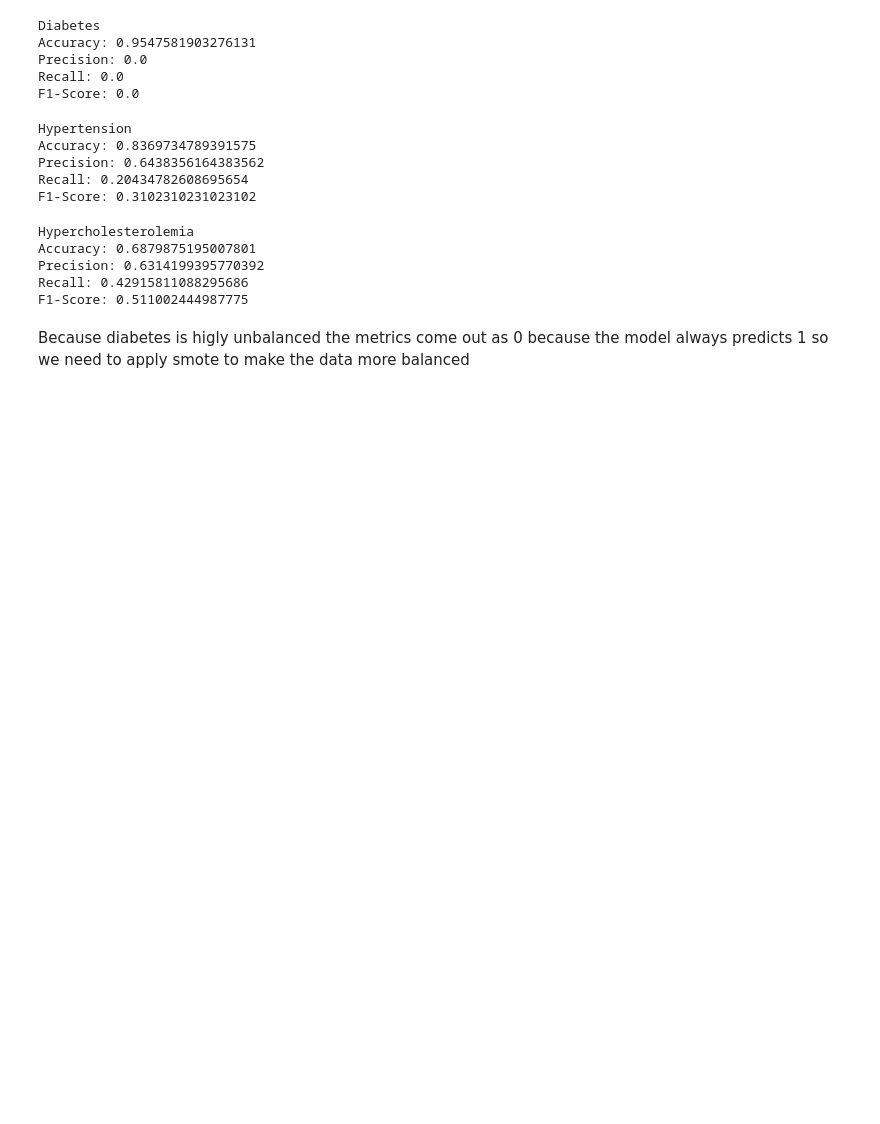
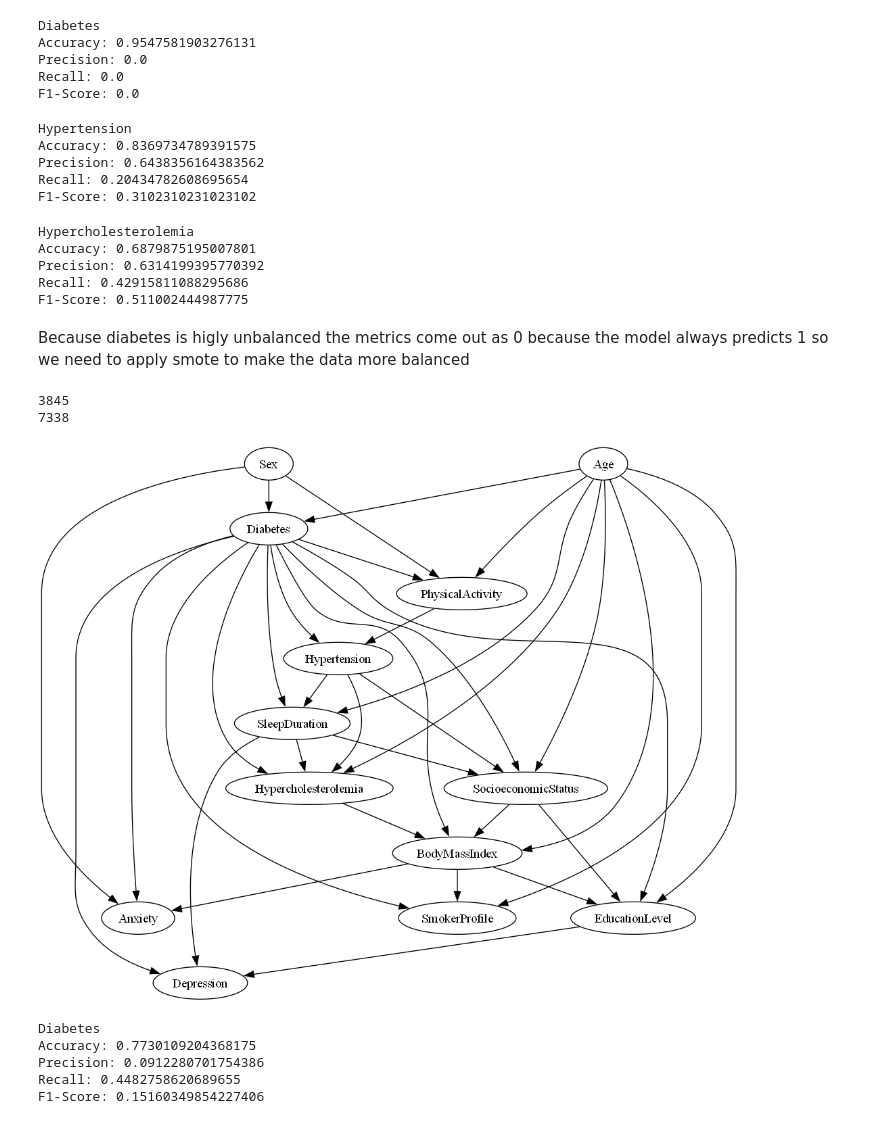
Before and after one commit to Kikop2003/Cardiovascular-diseases-Bayesian, a Jupyter notebook: Main.ipynb, the cells around one changed output. Drawn from its saved outputs; the diff is of its cells as text; code cells hidden in the pictures; blank space fills up the shorter version.

Commit message:
smote

```diff
--- a/Main.ipynb
+++ b/Main.ipynb
@@ -331,14 +321,14 @@ for status in statuses:
 # %%
-def assess_classification(value):
+def assess_classification(value, model, label):
     # Assuming test_data[value] contains string labels ('Yes' or 'No')
     true_values = test_data[value]
     predicted_values = model.predict(test_data.drop(columns=[value]))  # Assuming you have a trained model
 
     # Evaluate metrics using string labels
     accuracy = accuracy_score(true_values, predicted_values)
-    precision = precision_score(true_values, predicted_values, pos_label='Yes')
-    recall = recall_score(true_values, predicted_values, pos_label='Yes')
-    f1 = f1_score(true_values, predicted_values, pos_label='Yes')
+    precision = precision_score(true_values, predicted_values, pos_label=label)
+    recall = recall_score(true_values, predicted_values,pos_label=label)
+    f1 = f1_score(true_values, predicted_values,pos_label=label )
 
     # Print the evaluation metrics
     print(value)
@@ -348,9 +338,9 @@ def assess_classification(value):
     print(f"F1-Score: {f1}")
 
 # Call this function for each disease
-assess_classification("Diabetes")
-assess_classification("Hypertension")
-assess_classification("Hypercholesterolemia")
+assess_classification("Diabetes",model,'Yes')
+assess_classification("Hypertension",model,'Yes')
+assess_classification("Hypercholesterolemia",model,'Yes')
 # %% [output]
 Diabetes
 Accuracy: 0.9547581903276131
@@ -369,3 +359,57 @@ Recall: 0.42915811088295686
 F1-Score: 0.511002444987775
 # %% [markdown]
 Because diabetes is higly unbalanced the metrics come out as 0 because the model always predicts 1 so we need to apply smote to make the data more balanced
+# %%
+from imblearn.over_sampling import SMOTENC
+from pgmpy.estimators import HillClimbSearch, BicScore
+from pgmpy.models import BayesianNetwork
+import pandas as pd
+
+train_data = pd.read_csv('cardiovascular_train.csv')
+test_data = pd.read_csv('cardiovascular_test.csv')
+
+
+binary_vars = ['Anxiety', 'Depression', 'Diabetes', 'Hypercholesterolemia', 'Hypertension']
+train_data[binary_vars] = train_data[binary_vars].replace({'No': 0, 'Yes': 1})
+
+test_data[binary_vars] = test_data[binary_vars].replace({'No': 0, 'Yes': 1})
+
+train_data['Age'] = train_data['Age'].map({'18-24': 1, '24-34': 2, '34-44': 3, '44-54': 4, '54-64': 5, '64-74': 6})
+train_data['BodyMassIndex'] = train_data['BodyMassIndex'].map({'Underweight': 1, 'Normal': 2, 'Overweight': 3, 'Obese': 4})
+train_data['SleepDuration'] = train_data['SleepDuration'].map({'<6hours': 1, '6-9hours': 2, '>9hours': 3})
+
+test_data['Age'] = test_data['Age'].map({'18-24': 1, '24-34': 2, '34-44': 3, '44-54': 4, '54-64': 5, '64-74': 6})
+test_data['BodyMassIndex'] = test_data['BodyMassIndex'].map({'Underweight': 1, 'Normal': 2, 'Overweight': 3, 'Obese': 4})
+test_data['SleepDuration'] = test_data['SleepDuration'].map({'<6hours': 1, '6-9hours': 2, '>9hours': 3})
+
+# Assume train_data is your dataset
+X = train_data.drop(columns=['Diabetes'])  # Features
+y = train_data['Diabetes']  # Target variable
+print(len(y))
+# Apply SMOTE to the training data
+smote = SMOTENC(random_state=42,categorical_features = ['PhysicalActivity','Sex','SmokerProfile'])
+X_resampled, y_resampled = smote.fit_resample(X, y)
+print(len(y_resampled))
+# Combine X_resampled and y_resampled into a new DataFrame
+resampled_data = pd.concat([X_resampled, y_resampled], axis=1)
+
+best_model = best_by_scorer(BDeuScore(resampled_data))
+graph = best_model.to_graphviz()
+img = graph.draw(format='png', prog='dot')
+display(Image(img))
+
+model = BayesianNetwork(list(best_model.edges()))
+model.fit(resampled_data,estimator=MaximumLikelihoodEstimator)
+
+assess_classification("Diabetes",model, 1)
+
+# Validate the model on the original dataset
+# %% [output]
+3845
+7338
+[figure, added]
+Diabetes
+Accuracy: 0.7730109204368175
+Precision: 0.0912280701754386
+Recall: 0.4482758620689655
+F1-Score: 0.15160349854227406
```
Also changed, not shown: parts of 4 cells of this notebook.
